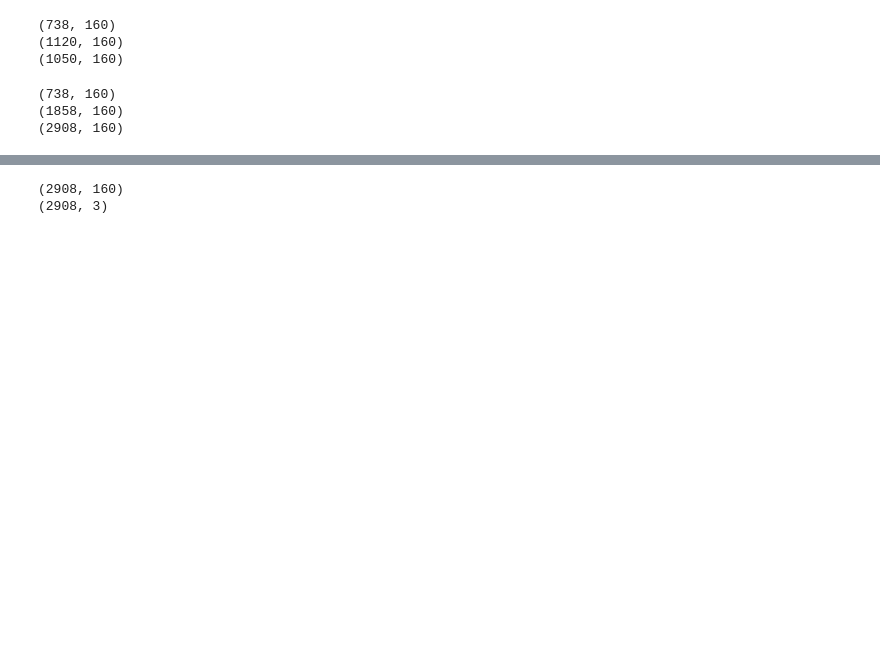
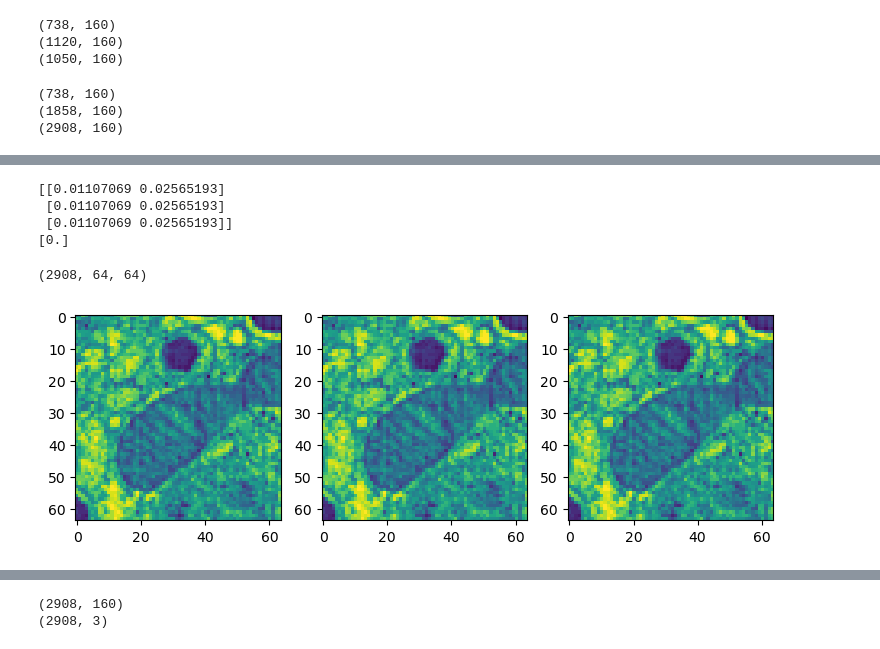
Before and after one commit to shei-dark/HDN, a Jupyter notebook: examples/Pixel_Noise/Convallaria/umap.ipynb, the cells around one changed output, grey strips where cells are left out. Cells and saved outputs as stored; diff of their text form; code cells hidden in the pictures; blank space fills up the shorter version.

```diff
--- a/examples/Pixel_Noise/Convallaria/umap.ipynb
+++ b/examples/Pixel_Noise/Convallaria/umap.ipynb
@@ -64,0 +89,17 @@ plt.show()
+# %%
+x_min = 0
+x_max = 0.1
+y_min = 0
+y_max = 0.1
+x_filter = np.logical_and(embedding[:,0] > x_min, embedding[:,0] < x_max)
+y_filter = np.logical_and(embedding[:,1] > y_min, embedding[:,1] < y_max)
+filter_ = np.logical_and(x_filter, y_filter)
+# list of indices where the filter is True
+filtered_indices = np.where(filter_)[0]
+# %%
+from tifffile import imread
+data_dir = "/group/jug/Sheida/pancreatic beta cells/download/high_c1/contrastive/patches/"
+golgi = imread(data_dir+'golgi/*.tif')
+mitochondria = imread(data_dir+'mitochondria/*.tif')
+granule = imread(data_dir+'granules/*.tif')
+all_data = np.concatenate([golgi, mitochondria, granule],axis=0)
@@ -64,0 +129,21 @@ plt.show()
+# %%
+import matplotlib.pyplot as plt
+idx1 = 10
+idx2 = 11
+idx3 = 12
+print(embedding[
+    [filtered_indices[idx1], filtered_indices[idx2], filtered_indices[idx3]]
+    ])
+_,ax = plt.subplots(figsize=(9,3),ncols=3)
+ax[0].imshow(all_data[filtered_indices[idx1]])
+ax[1].imshow(all_data[filtered_indices[idx2]])
+ax[2].imshow(all_data[filtered_indices[idx3]])
+print(np.unique(all_data[filtered_indices[idx1]] - all_data[filtered_indices[idx2]]))
+all_data.shape
+# %% [output]
+[[0.01107069 0.02565193]
+ [0.01107069 0.02565193]
+ [0.01107069 0.02565193]]
+[0.]
+(2908, 64, 64)
+[figure, added]
```
Also changed, not shown: parts of 13 cells of this notebook, 20 other files.
